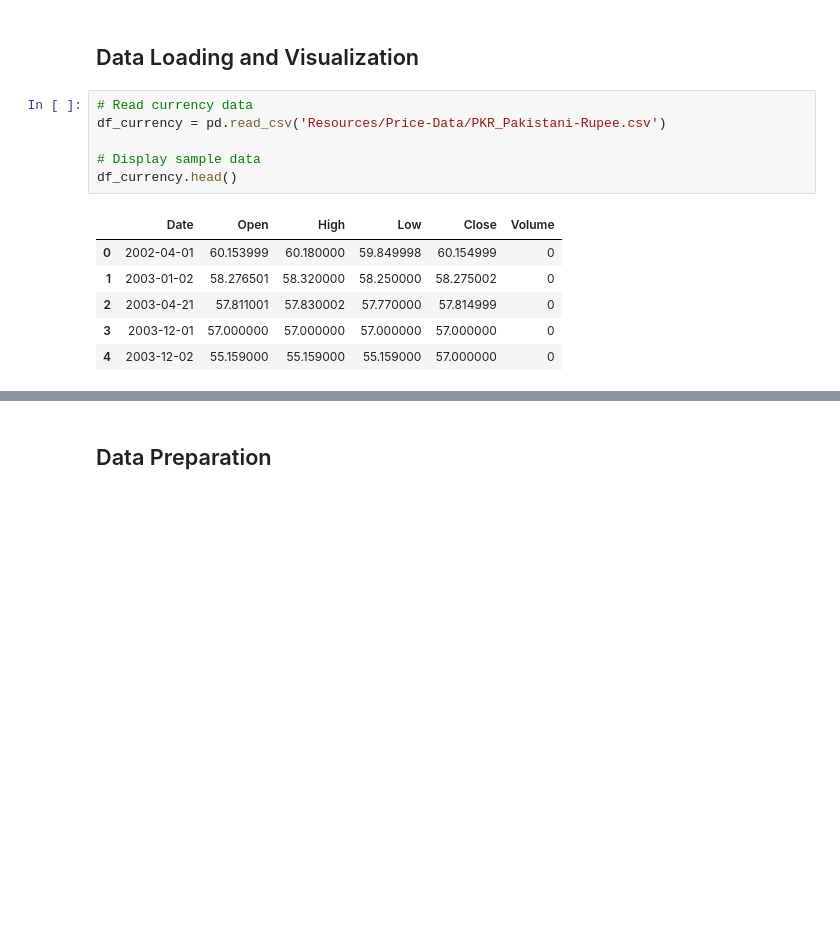
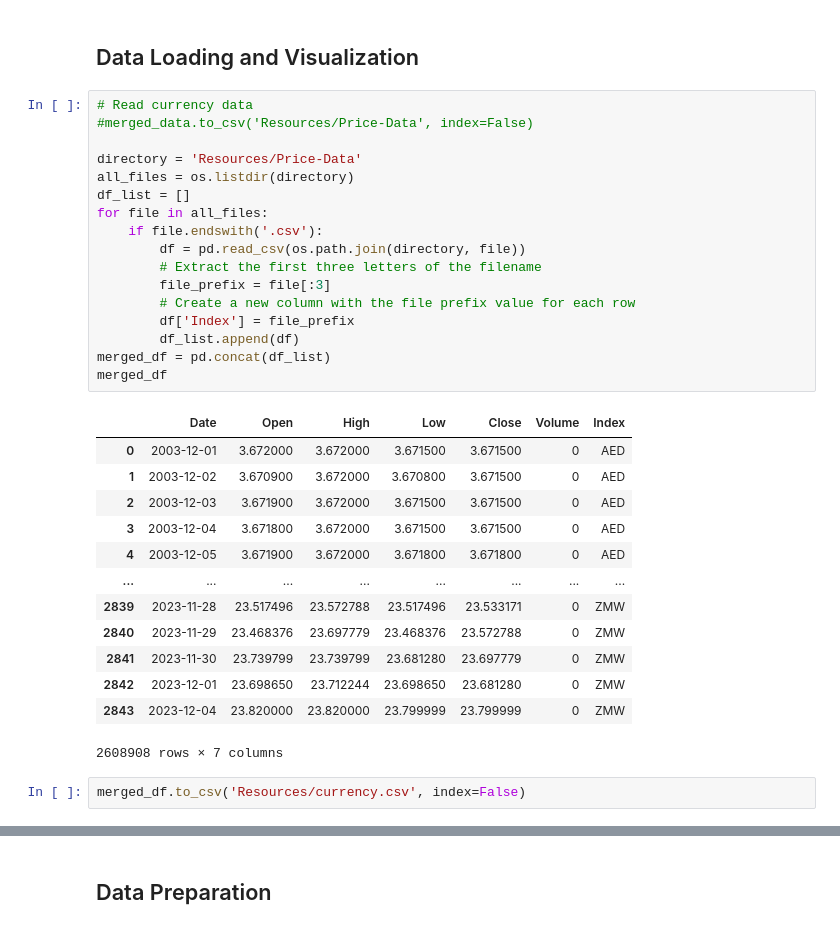
Before and after one commit to Stefan-Kniejski/Project-4-Group-2, a Jupyter notebook: Analysis/linear_regression_currency.ipynb, the cells around one changed output, grey strips where cells are left out. Drawn from its saved outputs; the diff is of its cells as text; blank space fills up the shorter version.

```diff
--- a/Analysis/linear_regression_currency.ipynb
+++ b/Analysis/linear_regression_currency.ipynb
@@ -11,18 +13,38 @@ from sklearn.metrics import mean_squared_error, r2_score
 [interactive output not drawn]
 # %% [markdown]
 ## Data Loading and Visualization
-# %%
-# Read currency data
-df_currency = pd.read_csv('Resources/Price-Data/PKR_Pakistani-Rupee.csv')
-
-# Display sample data
-df_currency.head()
-# %% [output]
-|  | Date | Open | High | Low | Close | Volume |
-| 0 | 2002-04-01 | 60.153999 | 60.180000 | 59.849998 | 60.154999 | 0 |
-| 1 | 2003-01-02 | 58.276501 | 58.320000 | 58.250000 | 58.275002 | 0 |
-| 2 | 2003-04-21 | 57.811001 | 57.830002 | 57.770000 | 57.814999 | 0 |
-| 3 | 2003-12-01 | 57.000000 | 57.000000 | 57.000000 | 57.000000 | 0 |
-| 4 | 2003-12-02 | 55.159000 | 55.159000 | 55.159000 | 57.000000 | 0 |
+# %%
+# Read currency data
+#merged_data.to_csv('Resources/Price-Data', index=False)
+
+directory = 'Resources/Price-Data'
+all_files = os.listdir(directory)
+df_list = []
+for file in all_files:
+    if file.endswith('.csv'):
+        df = pd.read_csv(os.path.join(directory, file))
+        # Extract the first three letters of the filename
+        file_prefix = file[:3]
+        # Create a new column with the file prefix value for each row
+        df['Index'] = file_prefix
+        df_list.append(df)
+merged_df = pd.concat(df_list)
+merged_df
+# %% [output]
+|  | Date | Open | High | Low | Close | Volume | Index |
+| 0 | 2003-12-01 | 3.672000 | 3.672000 | 3.671500 | 3.671500 | 0 | AED |
+| 1 | 2003-12-02 | 3.670900 | 3.672000 | 3.670800 | 3.671500 | 0 | AED |
+| 2 | 2003-12-03 | 3.671900 | 3.672000 | 3.671500 | 3.671500 | 0 | AED |
+| 3 | 2003-12-04 | 3.671800 | 3.672000 | 3.671500 | 3.671500 | 0 | AED |
+| 4 | 2003-12-05 | 3.671900 | 3.672000 | 3.671800 | 3.671800 | 0 | AED |
+| ... | ... | ... | ... | ... | ... | ... | ... |
+| 2839 | 2023-11-28 | 23.517496 | 23.572788 | 23.517496 | 23.533171 | 0 | ZMW |
+| 2840 | 2023-11-29 | 23.468376 | 23.697779 | 23.468376 | 23.572788 | 0 | ZMW |
+| 2841 | 2023-11-30 | 23.739799 | 23.739799 | 23.681280 | 23.697779 | 0 | ZMW |
+| 2842 | 2023-12-01 | 23.698650 | 23.712244 | 23.698650 | 23.681280 | 0 | ZMW |
+| 2843 | 2023-12-04 | 23.820000 | 23.820000 | 23.799999 | 23.799999 | 0 | ZMW |
+2608908 rows × 7 columns
+# %%
+merged_df.to_csv('Resources/currency.csv', index=False)
 # %%
 # Create a scatter plot of Open versus the Close information
```
Also changed, not shown: parts of 10 cells of this notebook.
